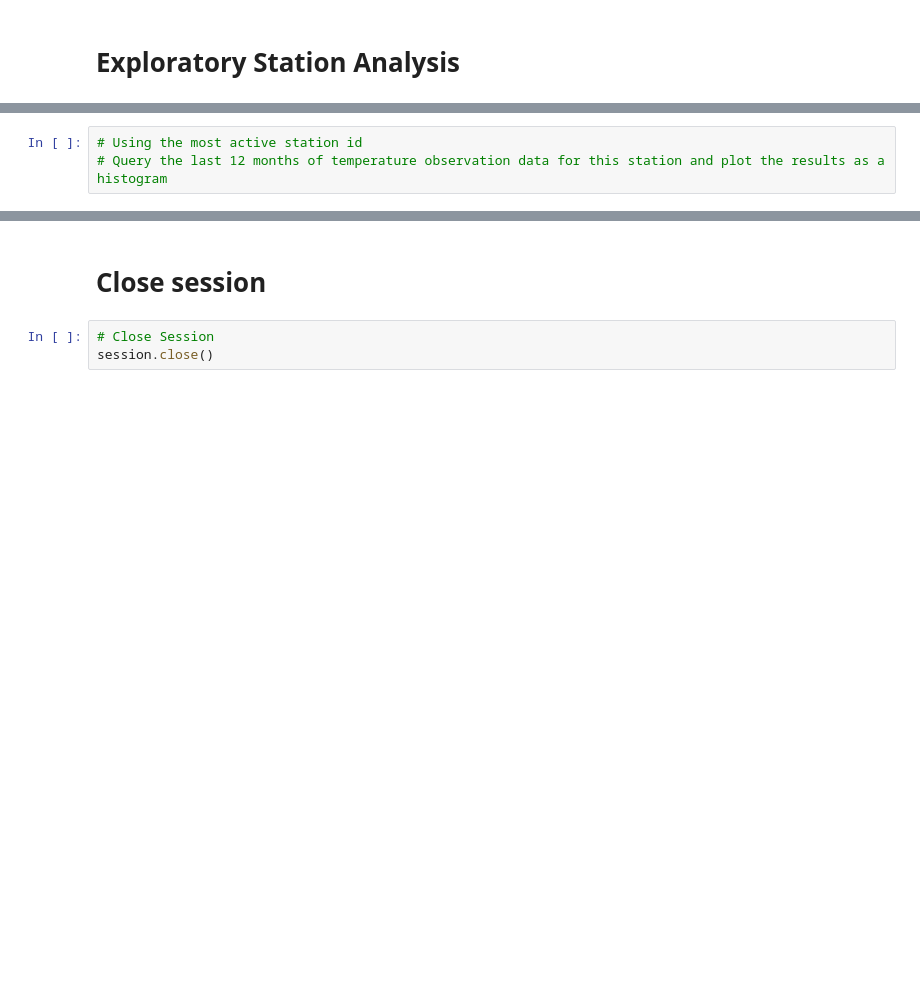
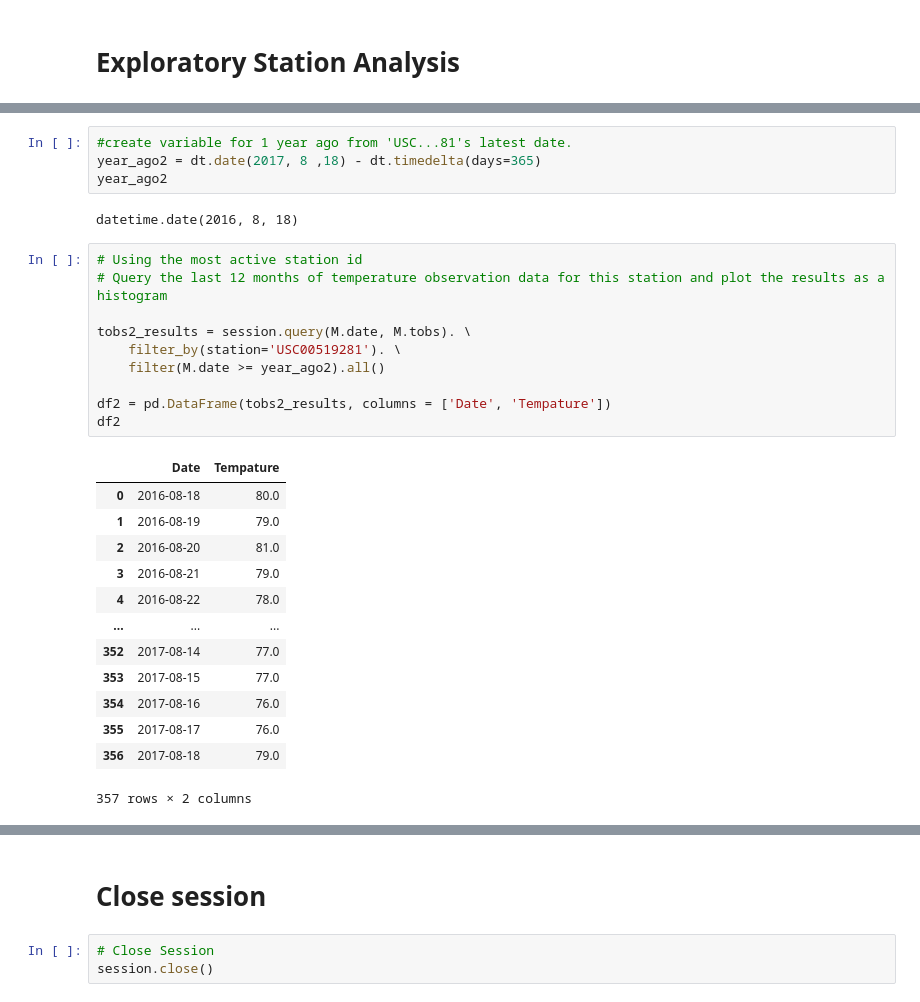
Before and after one commit to bethgietl/sqlalchemy-challenge, a Jupyter notebook: climate_gietl.ipynb, the cells around one changed output, grey strips where cells are left out. Drawn from its saved outputs; the diff is of its cells as text; blank space fills up the shorter version.

```diff
--- a/climate_gietl.ipynb
+++ b/climate_gietl.ipynb
@@ -168,3 +249,30 @@ session.query(Measurement.date).\
+# %%
+#create variable for 1 year ago from 'USC...81's latest date.
+year_ago2 = dt.date(2017, 8 ,18) - dt.timedelta(days=365)
+year_ago2
+# %% [output]
+datetime.date(2016, 8, 18)
 # %%
 # Using the most active station id
 # Query the last 12 months of temperature observation data for this station and plot the results as a histogram
+
+tobs2_results = session.query(M.date, M.tobs). \
+    filter_by(station='USC00519281'). \
+    filter(M.date >= year_ago2).all()
+
+df2 = pd.DataFrame(tobs2_results, columns = ['Date', 'Tempature'])
+df2
+# %% [output]
+|  | Date | Tempature |
+| 0 | 2016-08-18 | 80.0 |
+| 1 | 2016-08-19 | 79.0 |
+| 2 | 2016-08-20 | 81.0 |
+| 3 | 2016-08-21 | 79.0 |
+| 4 | 2016-08-22 | 78.0 |
+| ... | ... | ... |
+| 352 | 2017-08-14 | 77.0 |
+| 353 | 2017-08-15 | 77.0 |
+| 354 | 2017-08-16 | 76.0 |
+| 355 | 2017-08-17 | 76.0 |
+| 356 | 2017-08-18 | 79.0 |
+357 rows × 2 columns
```
Also changed, not shown: parts of 26 cells of this notebook, 1 other file.
